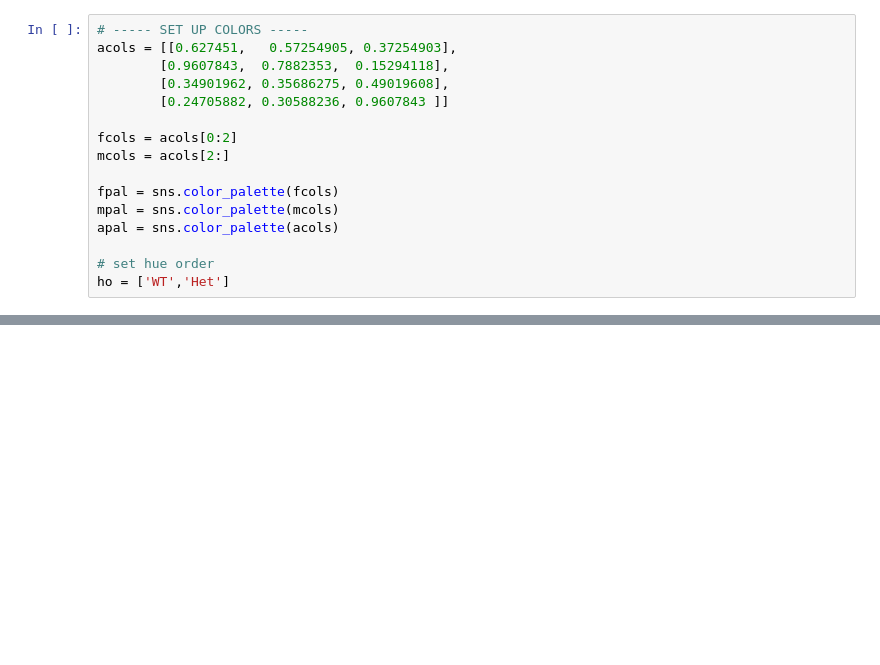
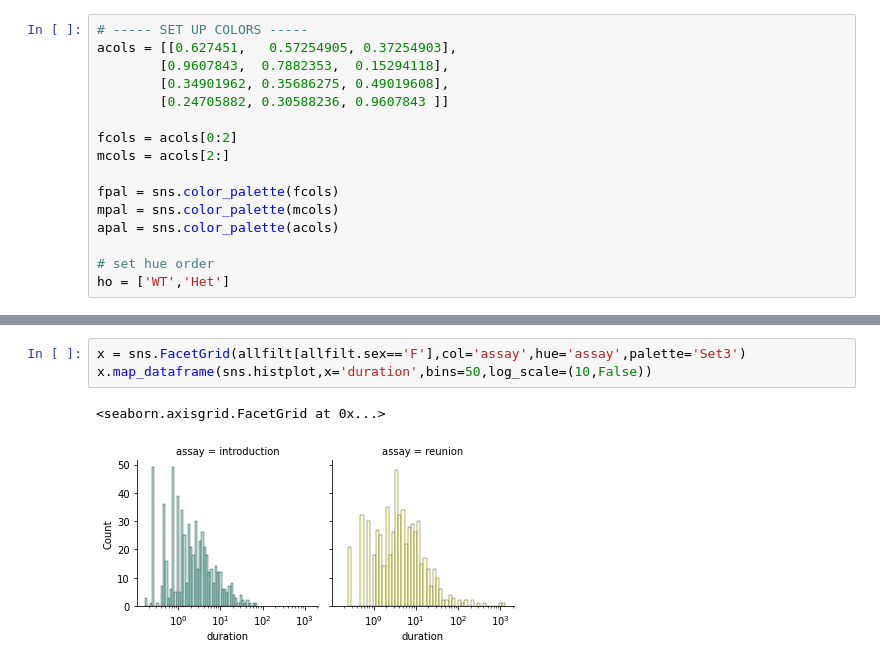
Before and after one commit to nhoglen/scn2a-paper-GWJSNH-code, a Jupyter notebook: 241112_scratch_WThuddleTimes-introVreunion.ipynb, the cells around one changed output, grey strips where cells are left out. Cells and saved outputs as stored; diff of their text form; blank space fills up the shorter version.

```diff
--- a/241112_scratch_WThuddleTimes-introVreunion.ipynb
+++ b/241112_scratch_WThuddleTimes-introVreunion.ipynb
@@ -124,0 +131,6 @@ Text(0.5, 1.0, 'Median huddle duration, males')
+# %%
+x = sns.FacetGrid(allfilt[allfilt.sex=='F'],col='assay',hue='assay',palette='Set3')
+x.map_dataframe(sns.histplot,x='duration',bins=50,log_scale=(10,False))
+# %% [output]
+<seaborn.axisgrid.FacetGrid at 0x...>
+[figure, added]
```
Also changed, not shown: parts of 12 cells of this notebook, 6 other files.
